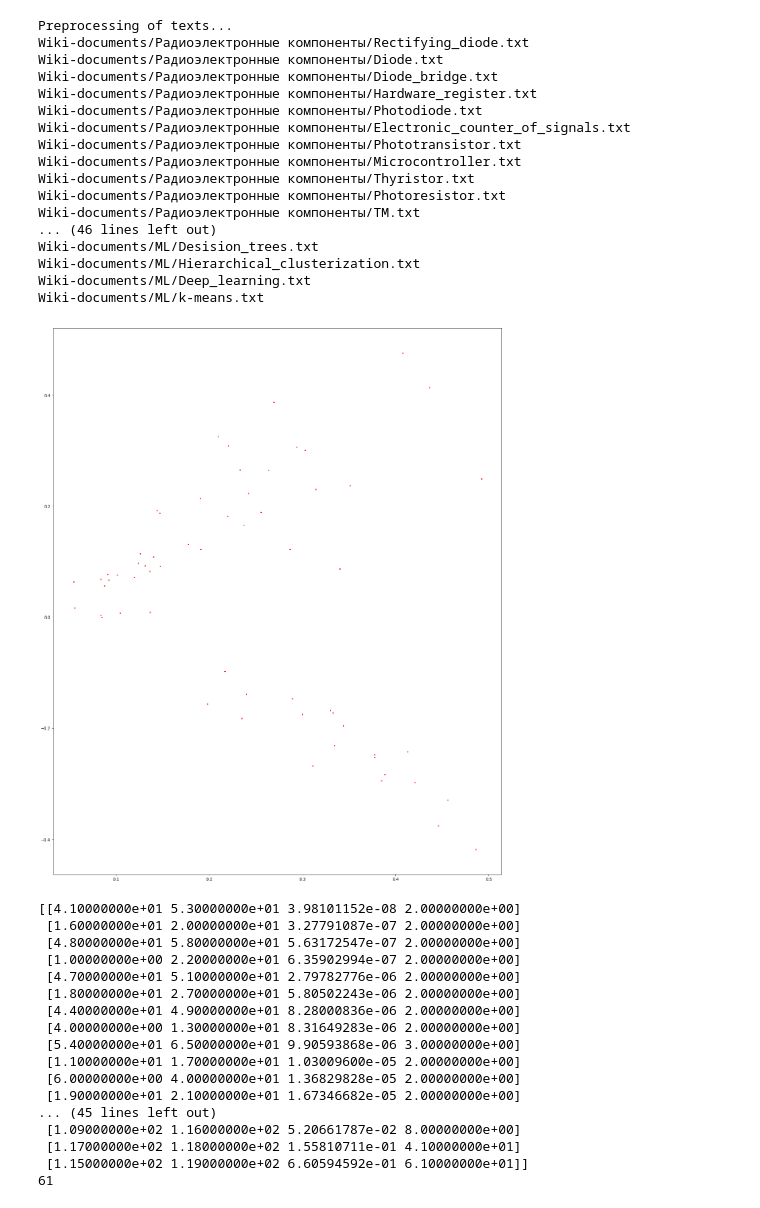
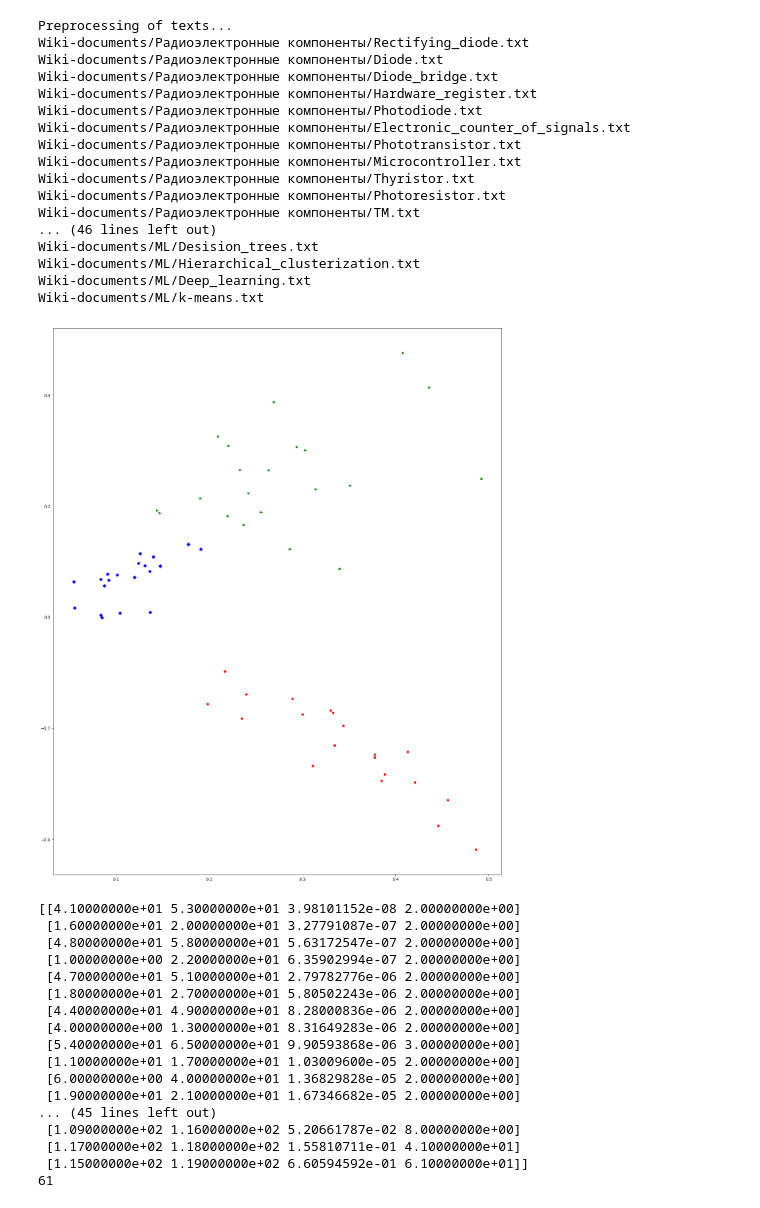
Before and after one commit to Bidanets/Clustering, a Jupyter notebook: Clustering.ipynb, the cells around one changed output. Saved outputs shown, nothing was run; the diff lists cells and outputs as text; code cells hidden in the pictures.

```diff
--- a/Clustering.ipynb
+++ b/Clustering.ipynb
@@ -51,7 +51,16 @@ lsa = TruncatedSVD(n_components = 2, algorithm = "arpack")
 
 X = lsa.fit_transform(X)
 
-plt.plot(X[:, 0], X[:, 1], 'ro', markersize = 2.0)
+for i in range(len(X)):
+    marker = 'o'
+    color = 'red'
+    if y[i] == 1:
+        marker = 'D'
+        color = 'blue'
+    if y[i] == 2:
+        marker = '>'
+        color = 'green'
+    plt.plot(X[i, 0], X[i, 1], marker = marker, markersize = 5.0, color = color)
 
 plt.show()
 
@@ -91,34 +100,34 @@ hierarchy_draw(Z = Z, labels = file_names, level = 0.1)
 
 Q = 0.0
 for i in range(len(y)):
     for j in range(i+1, len(y)):
         if y[i] == y[j] and C[i] == C[j]:
             Q += 1
         if y[i] != y[j] and C[i] != C[j]:
             Q += 1
 
 Q /= len(y)*(len(y)-1)/2
 
 print('Quality (from 0 to 1):', Q)
 # %% [output]
 Preprocessing of texts...
 Wiki-documents/Радиоэлектронные компоненты/Rectifying_diode.txt
 Wiki-documents/Радиоэлектронные компоненты/Diode.txt
 Wiki-documents/Радиоэлектронные компоненты/Diode_bridge.txt
 Wiki-documents/Радиоэлектронные компоненты/Hardware_register.txt
 Wiki-documents/Радиоэлектронные компоненты/Photodiode.txt
 Wiki-documents/Радиоэлектронные компоненты/Electronic_counter_of_signals.txt
 Wiki-documents/Радиоэлектронные компоненты/Phototransistor.txt
 Wiki-documents/Радиоэлектронные компоненты/Microcontroller.txt
 Wiki-documents/Радиоэлектронные компоненты/Thyristor.txt
 Wiki-documents/Радиоэлектронные компоненты/Photoresistor.txt
 Wiki-documents/Радиоэлектронные компоненты/TM.txt
 ... (46 lines left out)
 Wiki-documents/ML/Desision_trees.txt
 Wiki-documents/ML/Hierarchical_clusterization.txt
 Wiki-documents/ML/Deep_learning.txt
 Wiki-documents/ML/k-means.txt
-[figure, old version]
+[figure, new version]
 [[4.10000000e+01 5.30000000e+01 3.98101152e-08 2.00000000e+00]
  [1.60000000e+01 2.00000000e+01 3.27791087e-07 2.00000000e+00]
  [4.80000000e+01 5.80000000e+01 5.63172547e-07 2.00000000e+00]
```
